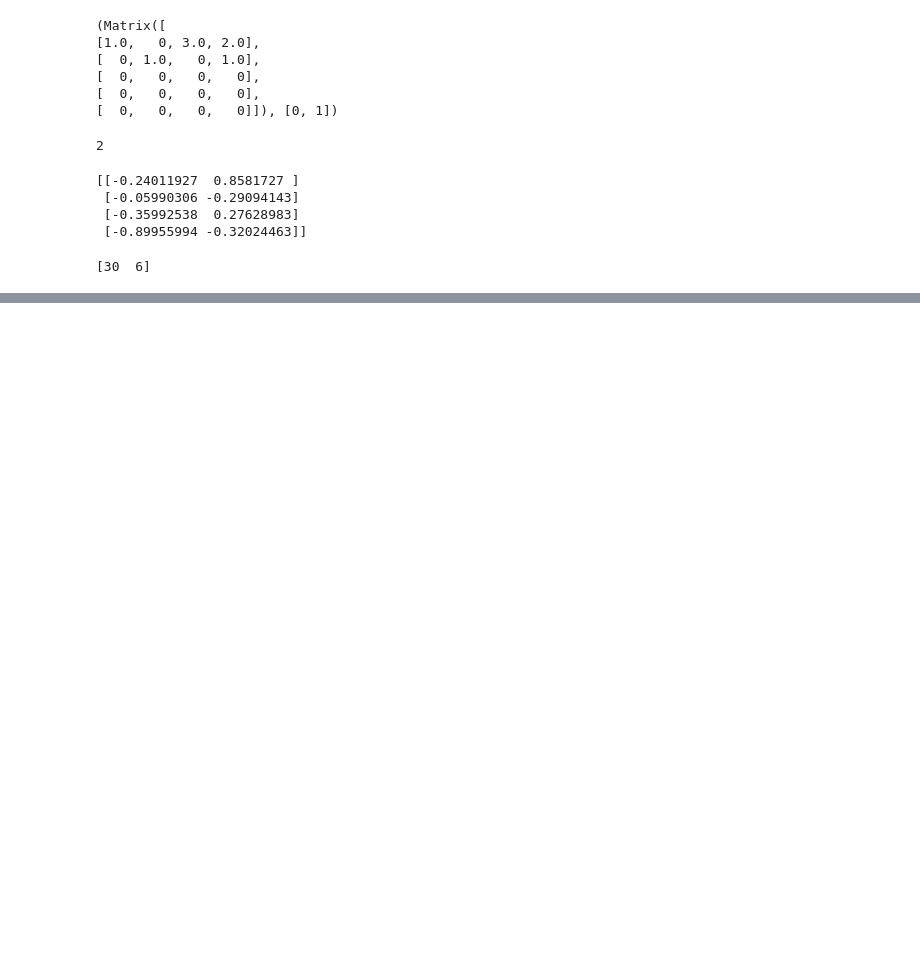
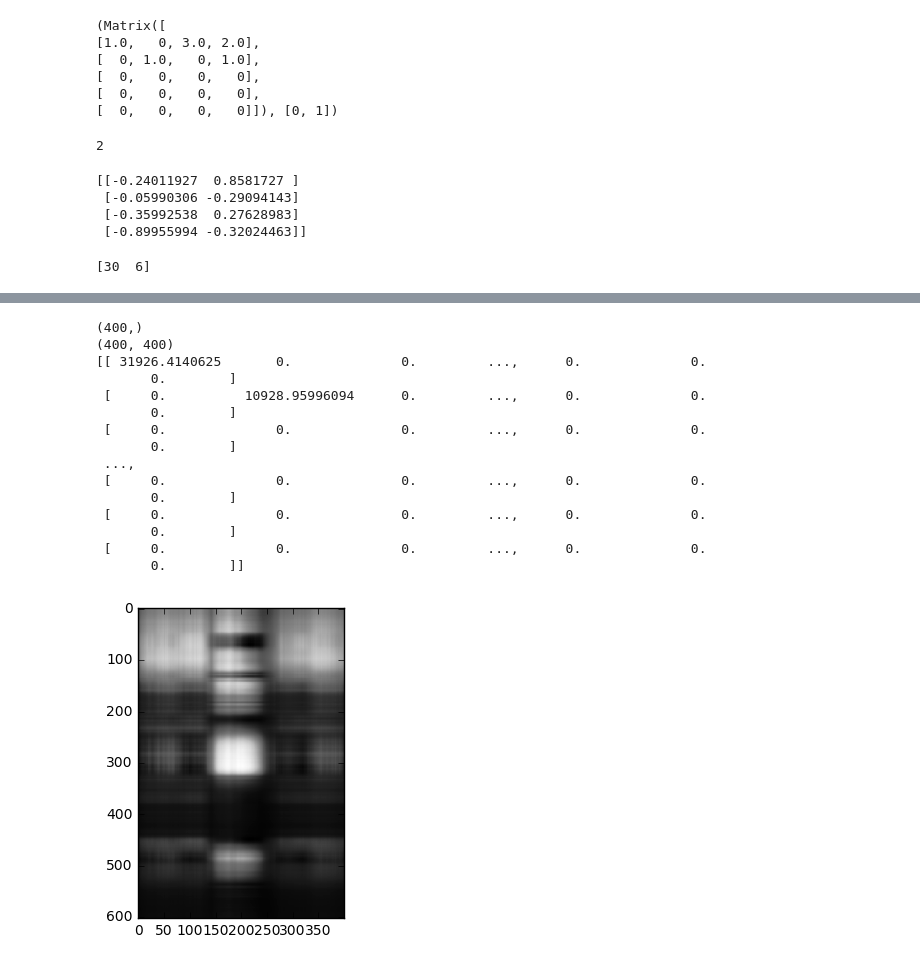
Before and after one commit to MSpearing/Data_Science, a Jupyter notebook: Lab3_connor.ipynb, the cells around one changed output, grey strips where cells are left out. Cells and saved outputs as stored; diff of their text form; code cells hidden in the pictures; blank space fills up the shorter version.

```diff
--- a/Lab3_connor.ipynb
+++ b/Lab3_connor.ipynb
@@ -92,0 +93,31 @@ FileNotFoundError: [Errno 2] No such file or directory: '../Downloads/mona_lisa'
+# %%
+u, s, v = np.linalg.svd(mona_lisa)
+
+rank2 = np.copy(s)
+rank2[2:] = 0
+
+S = np.zeros(mona_lisa.shape)
+result = np.diag(s_rank2)
+print(result.shape)
+S[:400, :400] = result
+print(S)
+rank2_approx = u @ S @ v
+plt.imshow(rank2_approx, cmap='Greys_r')
+plt.show()
+# %% [output]
+(400,)
+(400, 400)
+[[ 31926.4140625       0.              0.         ...,      0.              0.
+       0.        ]
+ [     0.          10928.95996094      0.         ...,      0.              0.
+       0.        ]
+ [     0.              0.              0.         ...,      0.              0.
+       0.        ]
+ ...,
+ [     0.              0.              0.         ...,      0.              0.
+       0.        ]
+ [     0.              0.              0.         ...,      0.              0.
+       0.        ]
+ [     0.              0.              0.         ...,      0.              0.
+       0.        ]]
+[figure, added]
```
Also changed, not shown: parts of 5 cells of this notebook, 1 other file.
